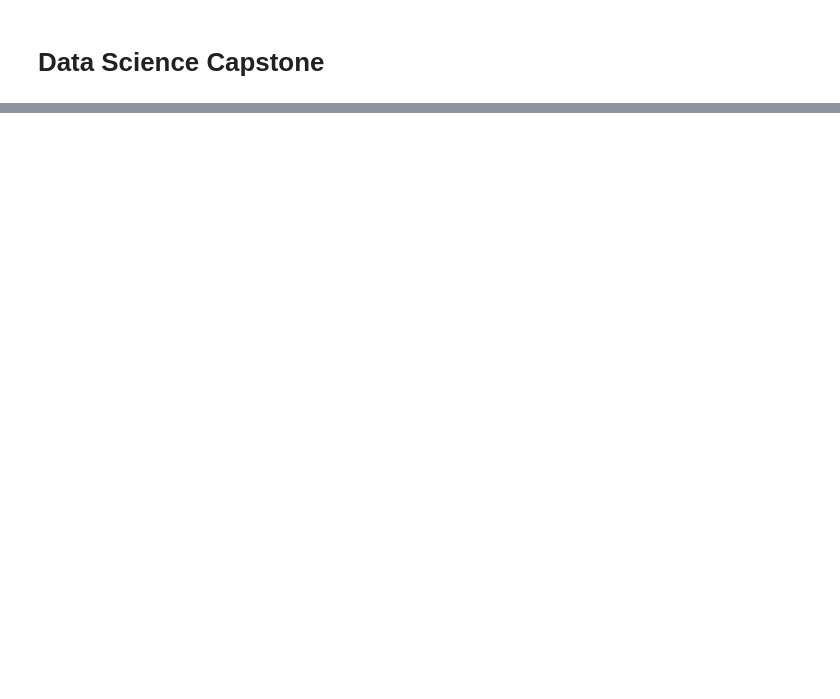
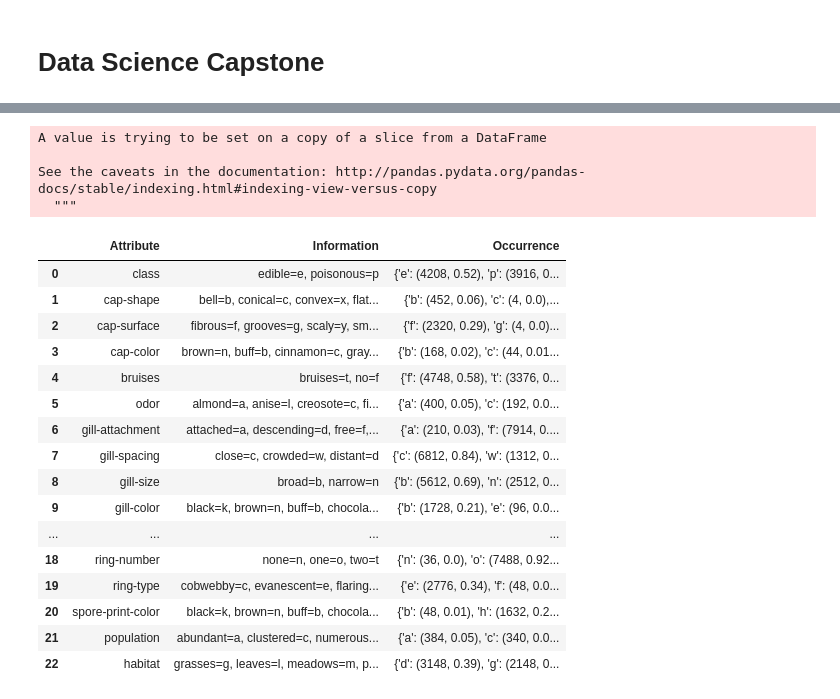
Before and after one commit to dorenho/projects, a Jupyter notebook: unit-4_project/project 4.ipynb, the cells around one changed output, grey strips where cells are left out. Saved outputs shown, nothing was run; the diff lists cells and outputs as text; code cells hidden in the pictures; blank space fills up the shorter version.

```diff
--- a/unit-4_project/project 4.ipynb
+++ b/unit-4_project/project 4.ipynb
@@ -91,0 +132,20 @@ What kind of topics attract the most online discussion?
+# %%
+from collections import defaultdict
+from itertools import groupby
+
+col = 0
+dict_classes_categories = defaultdict(lambda: defaultdict(int))
+
+for col in range(mushrooms.shape[1]):
+    row = 0
+    list_class_category = []
+    for row in range(mushrooms.shape[0]):
+        list_class_category.append(mushrooms.iloc[:,col][row])
+        row += 1
+    for value, freq in groupby(sorted(list_class_category)):
+        count = len(list(freq))
+        proportion = count/mushrooms.shape[0]
+        dict_classes_categories[mushrooms.columns[col]][value] = (count, round(proportion,2))
+    col += 1
+
+dict_classes_categories
@@ -91,0 +170,33 @@ What kind of topics attract the most online discussion?
+# %%
+eda_summary['Occurrence'] = ''
+row = 0
+
+for attribute in dict_classes_categories:
+    eda_summary['Occurrence'][row] = dict_classes_categories[attribute]
+    row += 1
+
+eda_summary['Information'].str.wrap(100)
+eda_summary['Occurrence'].str.wrap(100)
+eda_summary[['Attribute', 'Information', 'Occurrence']]
+# %% [output]
+A value is trying to be set on a copy of a slice from a DataFrame
+
+See the caveats in the documentation: http://pandas.pydata.org/pandas-docs/stable/indexing.html#indexing-view-versus-copy
+  """
+|  | Attribute | Information | Occurrence |
+| 0 | class | edible=e, poisonous=p | {'e': (4208, 0.52), 'p': (3916, 0... |
+| 1 | cap-shape | bell=b, conical=c, convex=x, flat... | {'b': (452, 0.06), 'c': (4, 0.0),... |
+| 2 | cap-surface | fibrous=f, grooves=g, scaly=y, sm... | {'f': (2320, 0.29), 'g': (4, 0.0)... |
+| 3 | cap-color | brown=n, buff=b, cinnamon=c, gray... | {'b': (168, 0.02), 'c': (44, 0.01... |
+| 4 | bruises | bruises=t, no=f | {'f': (4748, 0.58), 't': (3376, 0... |
+| 5 | odor | almond=a, anise=l, creosote=c, fi... | {'a': (400, 0.05), 'c': (192, 0.0... |
+| 6 | gill-attachment | attached=a, descending=d, free=f,... | {'a': (210, 0.03), 'f': (7914, 0.... |
+| 7 | gill-spacing | close=c, crowded=w, distant=d | {'c': (6812, 0.84), 'w': (1312, 0... |
+| 8 | gill-size | broad=b, narrow=n | {'b': (5612, 0.69), 'n': (2512, 0... |
+| 9 | gill-color | black=k, brown=n, buff=b, chocola... | {'b': (1728, 0.21), 'e': (96, 0.0... |
+| ... | ... | ... | ... |
+| 18 | ring-number | none=n, one=o, two=t | {'n': (36, 0.0), 'o': (7488, 0.92... |
+| 19 | ring-type | cobwebby=c, evanescent=e, flaring... | {'e': (2776, 0.34), 'f': (48, 0.0... |
+| 20 | spore-print-color | black=k, brown=n, buff=b, chocola... | {'b': (48, 0.01), 'h': (1632, 0.2... |
+| 21 | population | abundant=a, clustered=c, numerous... | {'a': (384, 0.05), 'c': (340, 0.0... |
+| 22 | habitat | grasses=g, leaves=l, meadows=m, p... | {'d': (3148, 0.39), 'g': (2148, 0... |
```
Also changed, not shown: parts of 27 cells of this notebook, 9 other files.
